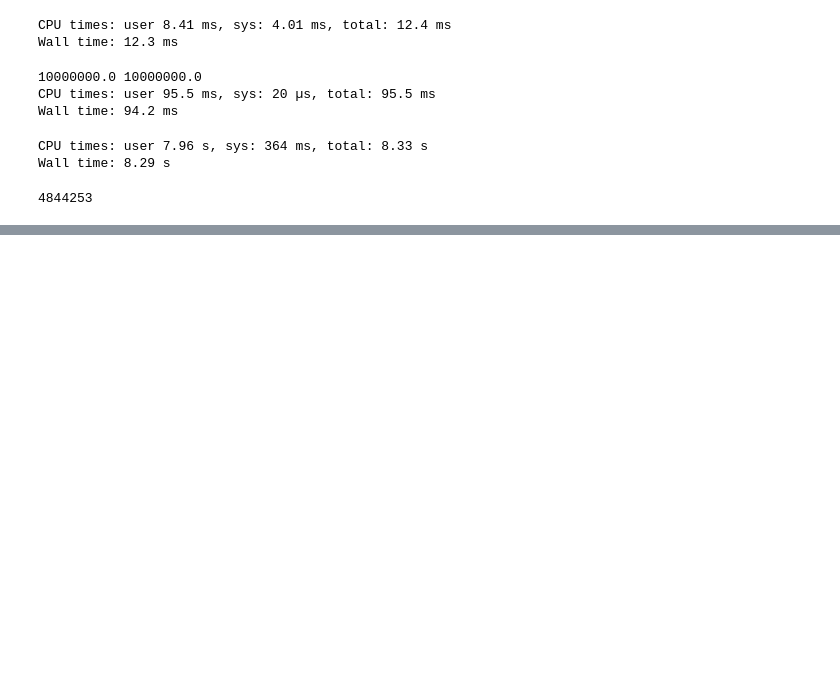
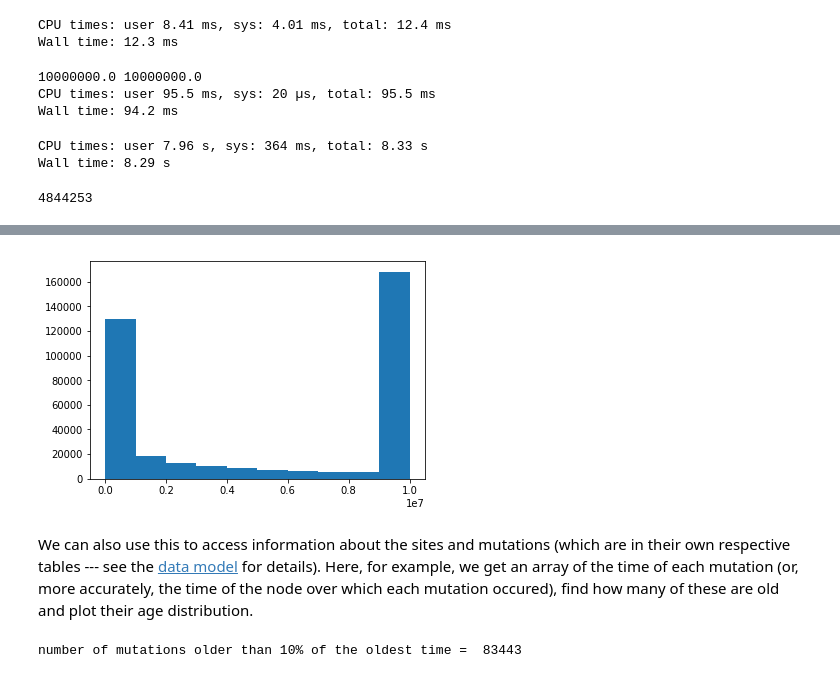
Before and after one commit to mcveanlab/tskit-workshop, a Jupyter notebook: ts_workshop_part2.ipynb, the cells around one changed output, grey strips where cells are left out. Cells and saved outputs as stored; diff of their text form; code cells hidden in the pictures; blank space fills up the shorter version.

Commit message:
Added section on the Tables API.

```diff
--- a/ts_workshop_part2.ipynb
+++ b/ts_workshop_part2.ipynb
@@ -557,0 +574,4 @@ Size = 192.2661476135254MiB
+# %%
+%%time
+tables = mutated_ts.tables
+edge_length = tables.edges.right - tables.edges.left
@@ -557,0 +581,13 @@ Size = 192.2661476135254MiB
+# %%
+plt.hist(edge_length);
+# %% [output]
+[figure, added]
+# %% [markdown]
+We can also use this to access information about the sites and mutations (which are in their own respective tables --- see the [data model](https://msprime.readthedocs.io/en/stable/interchange.html#sec-data-model) for details). Here, for example, we get an array of the time of each mutation (or, more accurately, the time of the node over which each mutation occured), find how many of these are old and plot their age distribution.
+# %%
+oldest_time = np.max(tables.nodes.time)
+mutation_time = tables.nodes.time[tables.mutations.node]
+index = mutation_time > (oldest_time / 10)
+print("number of mutations older than 10% of the oldest time = ", np.sum(index))
+# %% [output]
+number of mutations older than 10% of the oldest time =  83443
```
Also changed, not shown: parts of 9 cells of this notebook.
